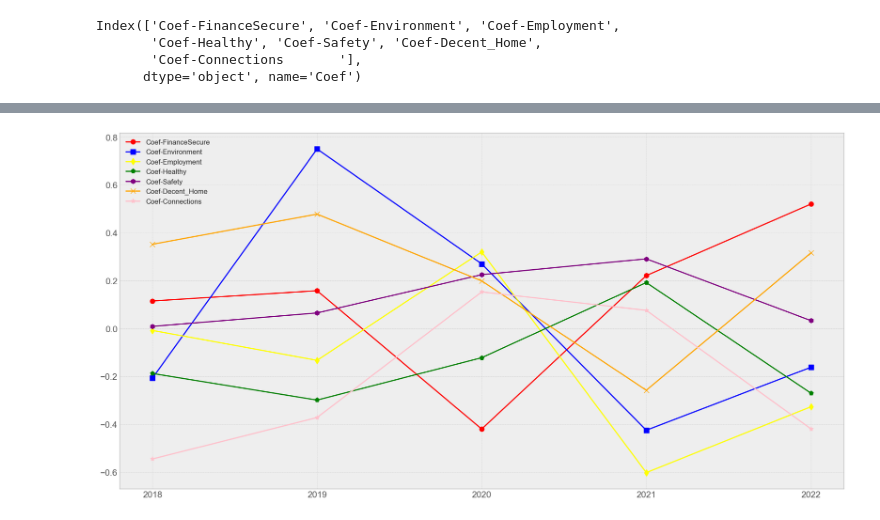
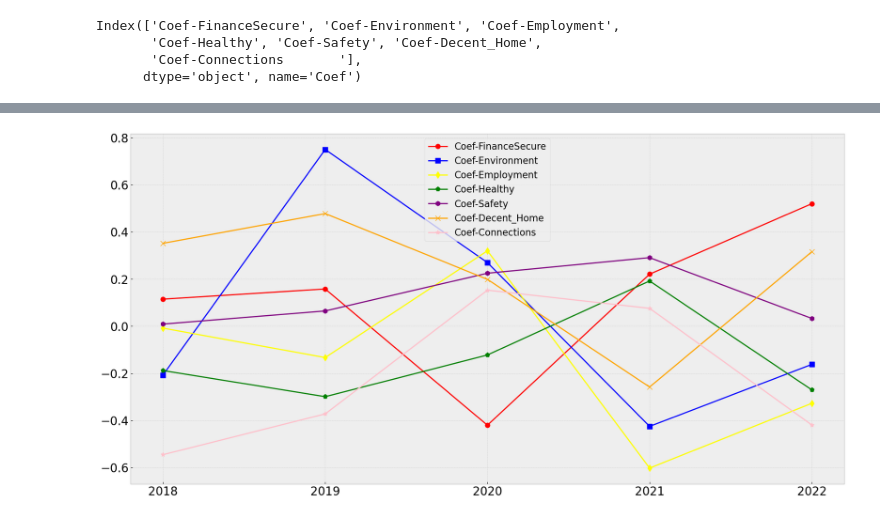
Before and after one commit to BohaoSuCC/CASA0007A2QMBohaoSu, a Jupyter notebook: Step4MultipleLinearRegression.ipynb, the cells around one changed output, grey strips where cells are left out. Cells and saved outputs as stored; diff of their text form; code cells hidden in the pictures.

Commit message:
new coef image

```diff
--- a/Step4MultipleLinearRegression.ipynb
+++ b/Step4MultipleLinearRegression.ipynb
@@ -282,34 +281,34 @@ plt.figure(figsize=(18,9), facecolor='white')
 # 从CSV数据中选择要绘制的列，例如，假设CSV文件有多列数据，每列代表一个主体的数据
 # 假设CSV文件中有三列数据分别代表三个主体，你可以根据你的需求调整列名
 subject1_data = Coefficients_variables_transposed['Coef-FinanceSecure']
 subject2_data = Coefficients_variables_transposed['Coef-Environment']
 subject3_data = Coefficients_variables_transposed['Coef-Employment']
 subject4_data = Coefficients_variables_transposed['Coef-Healthy']
 subject5_data = Coefficients_variables_transposed['Coef-Safety']
 subject6_data = Coefficients_variables_transposed['Coef-Decent_Home']
 subject7_data = Coefficients_variables_transposed['Coef-Connections       ']
 
 # 添加折线图
 plt.plot(Coefficients_variables_transposed.index, subject1_data, label='Coef-FinanceSecure', color='red', marker='o', markersize=8)
 plt.plot(Coefficients_variables_transposed.index, subject2_data, label='Coef-Environment', color='blue',marker='s', markersize=8)
 plt.plot(Coefficients_variables_transposed.index, subject3_data, label='Coef-Employment', color='yellow',marker='d', markersize=8)
 plt.plot(Coefficients_variables_transposed.index, subject4_data, label='Coef-Healthy', color='green',marker='p', markersize=8)
 plt.plot(Coefficients_variables_transposed.index, subject5_data, label='Coef-Safety', color='purple',marker='h', markersize=8)
 plt.plot(Coefficients_variables_transposed.index, subject6_data, label='Coef-Decent_Home', color='orange',marker='x', markersize=8)
 plt.plot(Coefficients_variables_transposed.index, subject7_data, label='Coef-Connections', color='pink',marker='*', markersize=8)
 
 plt.grid(True, linestyle='--', alpha=0.5)
 # 设置图表标题和标签
-plt.xticks(size=15)
-plt.yticks(size=15)
+plt.xticks(size=20)
+plt.yticks(size=20)
 
 
 # 添加图例
-plt.legend(fontsize=12)
+plt.legend(fontsize=16)
 
 plt.tight_layout()
 plt.savefig(os.path.join("images","VariableCoefficients.png"),bbox_inches='tight')
 # 显示图表
 plt.show()
 # %% [output]
-[figure, old version]
+[figure, new version]
```
Also changed, not shown: parts of 3 cells of this notebook, 3 other files.
